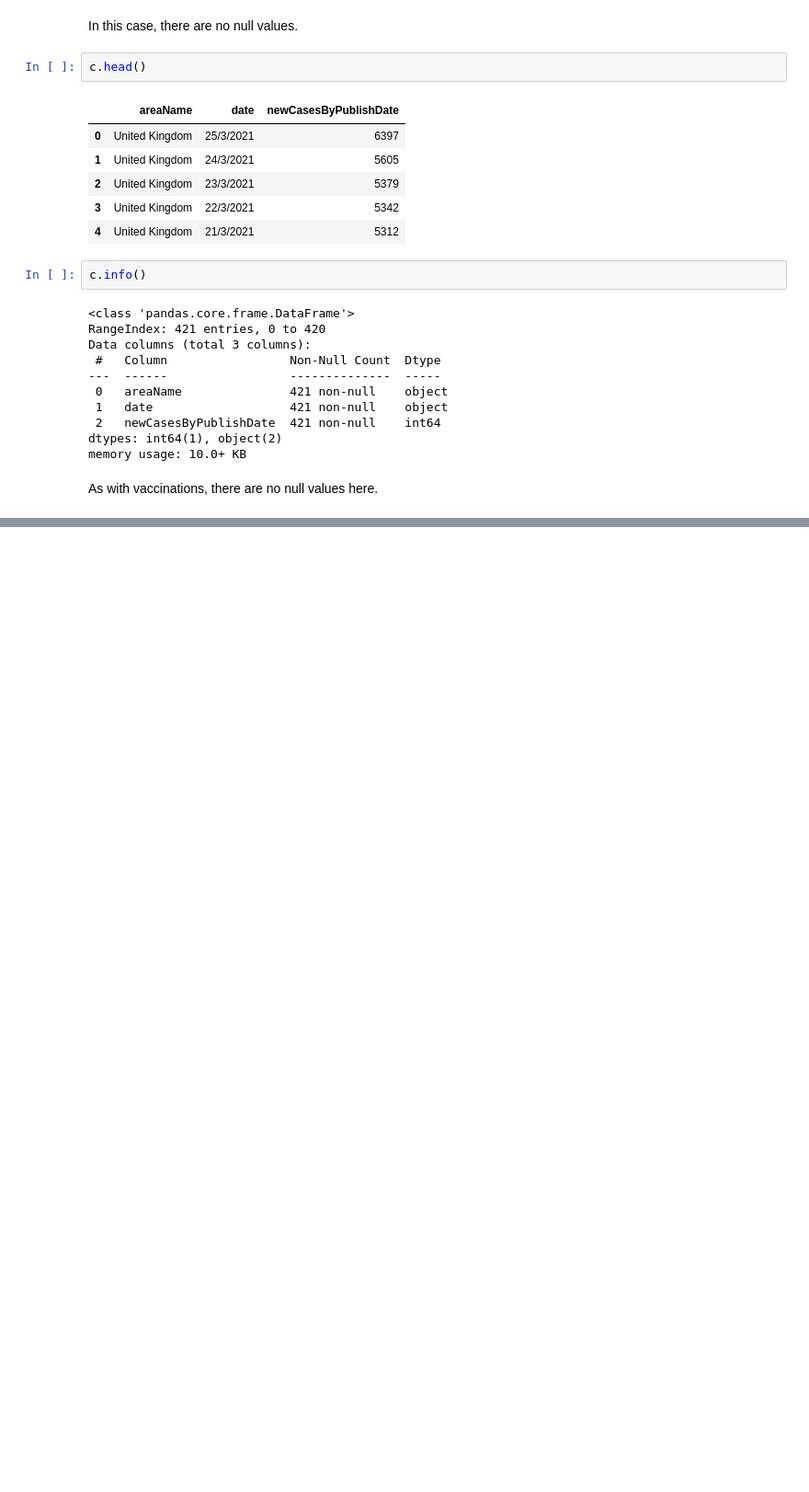
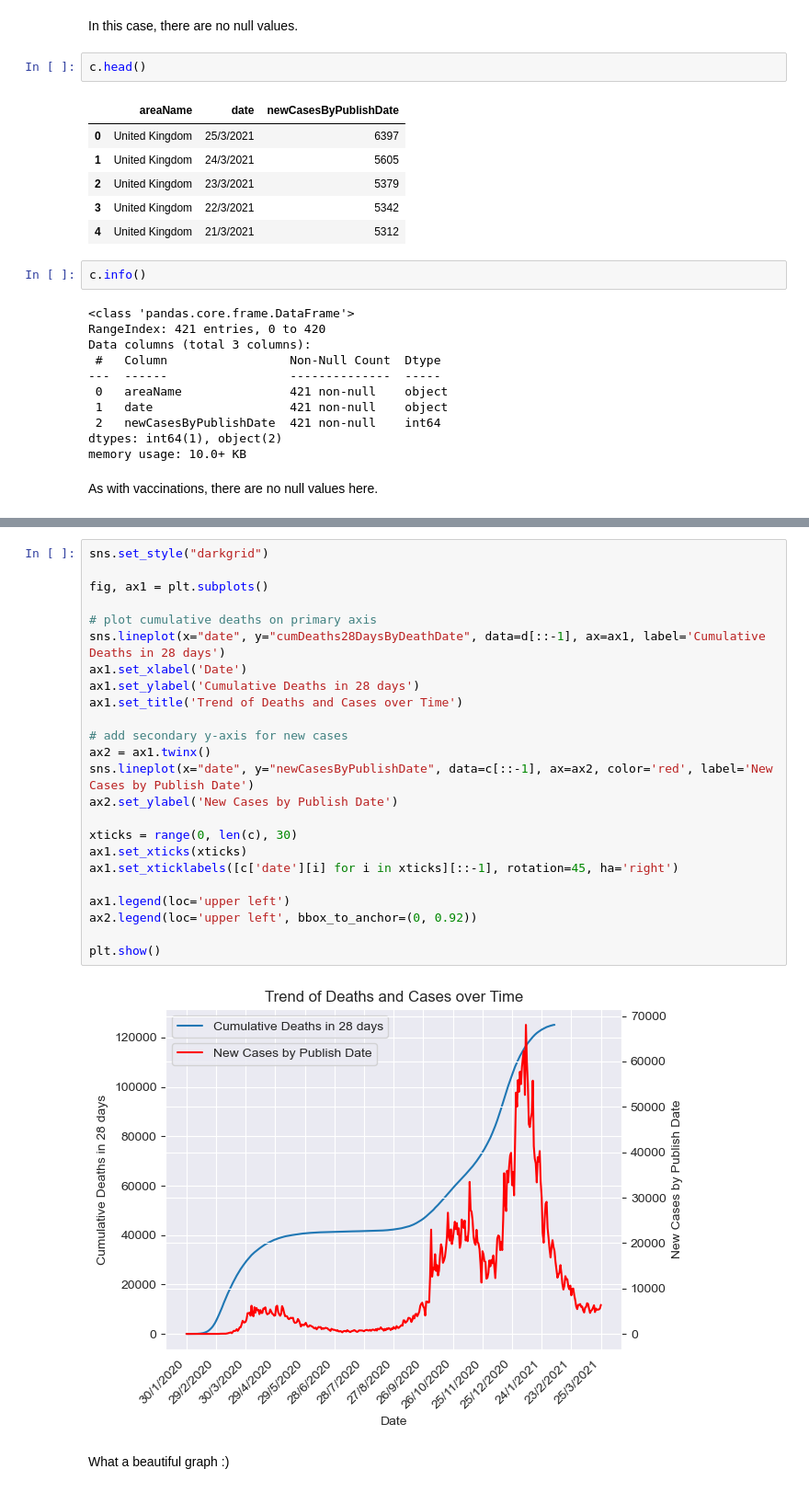
Before and after one commit to Denparadigm/dmai-ukcovid, a Jupyter notebook: notebook.ipynb, the cells around one changed output, grey strips where cells are left out. Shown: that part at 92% size. Saved outputs shown, nothing was run; the diff lists cells and outputs as text; blank space fills up the shorter version.

Commit message:
Added a beautiful chart

```diff
--- a/notebook.ipynb
+++ b/notebook.ipynb
@@ -106,0 +126,28 @@ As with vaccinations, there are no null values here.
+# %%
+sns.set_style("darkgrid")
+
+fig, ax1 = plt.subplots()
+
+# plot cumulative deaths on primary axis
+sns.lineplot(x="date", y="cumDeaths28DaysByDeathDate", data=d[::-1], ax=ax1, label='Cumulative Deaths in 28 days')
+ax1.set_xlabel('Date')
+ax1.set_ylabel('Cumulative Deaths in 28 days')
+ax1.set_title('Trend of Deaths and Cases over Time')
+
+# add secondary y-axis for new cases
+ax2 = ax1.twinx()
+sns.lineplot(x="date", y="newCasesByPublishDate", data=c[::-1], ax=ax2, color='red', label='New Cases by Publish Date')
+ax2.set_ylabel('New Cases by Publish Date')
+
+xticks = range(0, len(c), 30)
+ax1.set_xticks(xticks)
+ax1.set_xticklabels([c['date'][i] for i in xticks][::-1], rotation=45, ha='right')
+
+ax1.legend(loc='upper left')
+ax2.legend(loc='upper left', bbox_to_anchor=(0, 0.92))
+
+plt.show()
+# %% [output]
+[figure, added]
+# %% [markdown]
+What a beautiful graph :)
```
Also changed, not shown: parts of 2 cells of this notebook.
